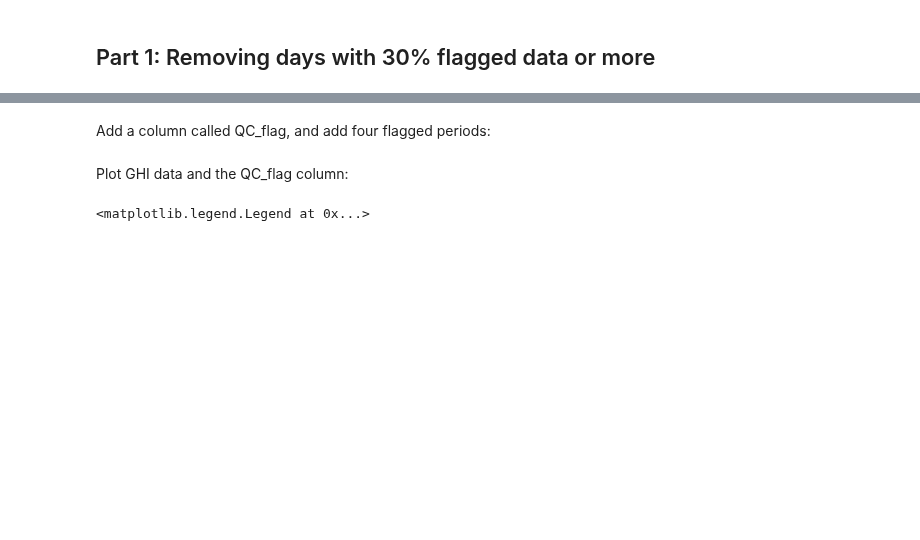
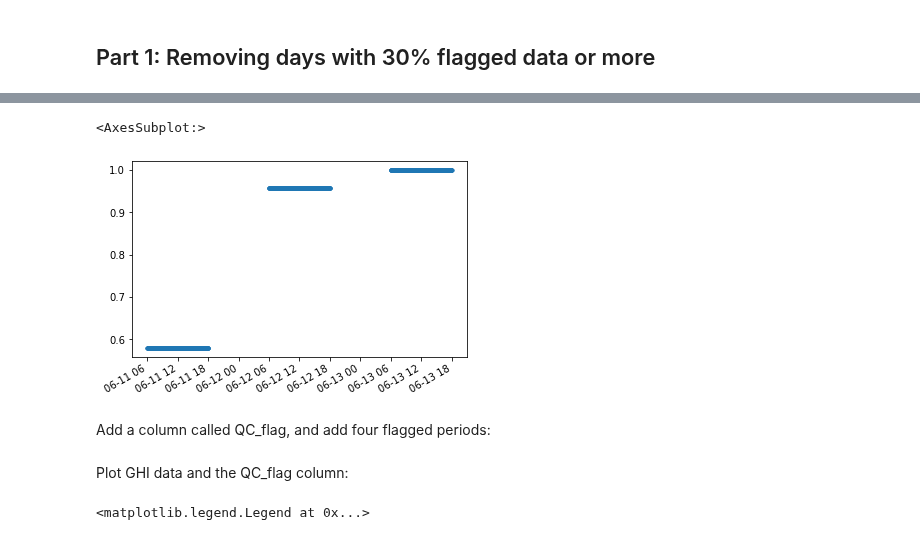
Before and after one commit to AdamRJensen/adamrjensen.github.io, a Jupyter notebook: posts/remove_data_islands.ipynb, the cells around one changed output, grey strips where cells are left out. Cells and saved outputs as stored; diff of their text form; code cells hidden in the pictures; blank space fills up the shorter version.

```diff
--- a/posts/remove_data_islands.ipynb
+++ b/posts/remove_data_islands.ipynb
@@ -94,3 +113,8 @@ array([<AxesSubplot:>, <AxesSubplot:>], dtype=object)
+# %%
+df.groupby(df.index.date)['usable'].transform('mean').plot(style='.')
+# %% [output]
+<AxesSubplot:>
+[figure, added]
 # %%
 index = pd.date_range('2021-06-11 06', periods=720, freq='1min')
 GHI = -1000*np.cos(2*np.pi*np.linspace(0.25,0.75,720))
```
Also changed, not shown: parts of 11 cells of this notebook, 4 other files.
